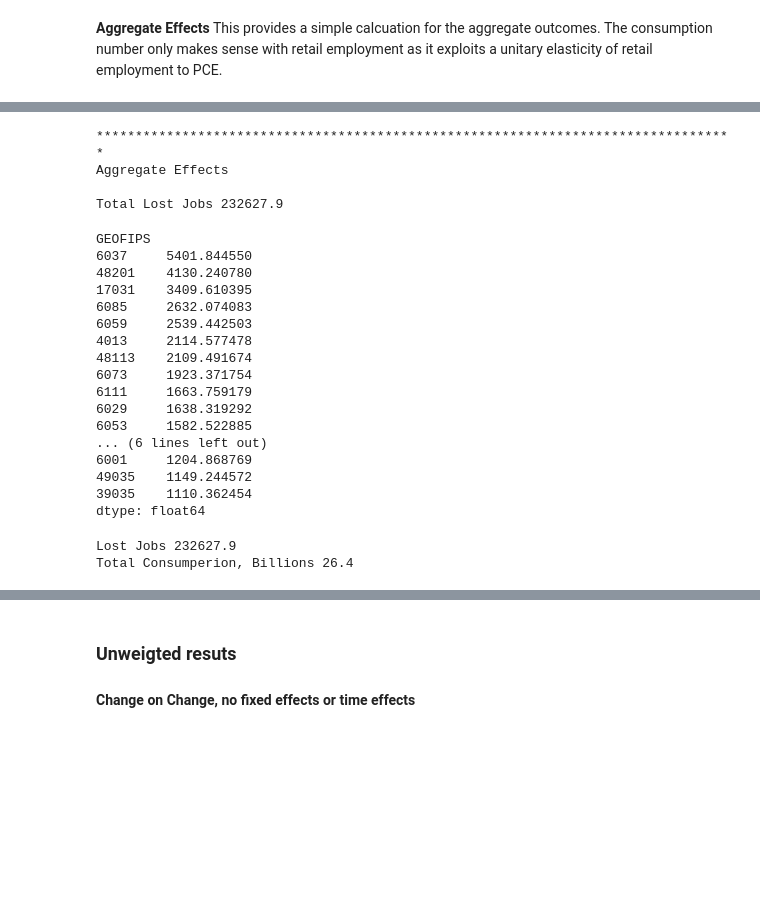
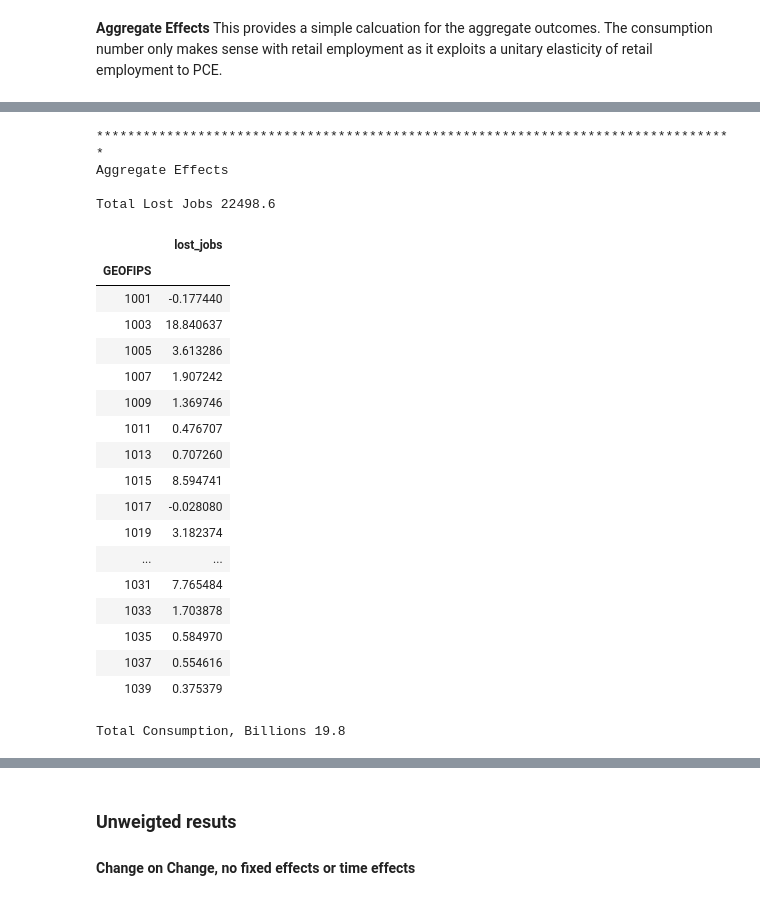
Before and after one commit to mwaugh0328/consumption_and_tradewar, a Jupyter notebook: employment_analysis.ipynb, the cells around one changed output, grey strips where cells are left out. Cells and saved outputs as stored; diff of their text form; code cells hidden in the pictures; blank space fills up the shorter version.

```diff
--- a/employment_analysis.ipynb
+++ b/employment_analysis.ipynb
@@ -731,33 +747,34 @@ print("")
 print("**********************************************************************************")
 print("Aggregate Effects")
 print("")
-print("Total Lost Jobs", round(ms_jobs.sum(),1))
+print("Total Lost Jobs", round(ms_jobs.sum()[0],1))
 # This should be something like 25000 retail jobs lost
 # %% [output]
 **********************************************************************************
 Aggregate Effects
 
-Total Lost Jobs 232627.9
+Total Lost Jobs 22498.6
 # %%
-ms_jobs.sort_values(ascending = False).head(20)
+ms_jobs.head(20)
 # %% [output]
-GEOFIPS
-6037     5401.844550
-48201    4130.240780
-17031    3409.610395
-6085     2632.074083
-6059     2539.442503
-4013     2114.577478
-48113    2109.491674
-6073     1923.371754
-6111     1663.759179
-6029     1638.319292
-6053     1582.522885
-... (6 lines left out)
-6001     1204.868769
-49035    1149.244572
-39035    1110.362454
-dtype: float64
+|  | lost_jobs |
+| GEOFIPS |  |
+| 1001 | -0.177440 |
+| 1003 | 18.840637 |
+| 1005 | 3.613286 |
+| 1007 | 1.907242 |
+| 1009 | 1.369746 |
+| 1011 | 0.476707 |
+| 1013 | 0.707260 |
+| 1015 | 8.594741 |
+| 1017 | -0.028080 |
+| 1019 | 3.182374 |
+| ... | ... |
+| 1031 | 7.765484 |
+| 1033 | 1.703878 |
+| 1035 | 0.584970 |
+| 1037 | 0.554616 |
+| 1039 | 0.375379 |
 # %%
 ms_jobs.to_csv(file_path + "\\data\\lost_jobs.csv")
 # %%
@@ -771,10 +788,9 @@ clost = total_cost
 
 if emp_measure == "emp_rtl":
 
-    print("Total Consumperion, Billions", round(clost/1000000000,1))
+    print("Total Consumption Loss, Billions", round(clost/1000000000,1)[0])
 # %% [output]
-Lost Jobs 232627.9
-Total Consumperion, Billions 26.4
+Total Consumption, Billions 19.8
 # %%
 # PCE is about 14,000 billion. (14 trillion)
 # Then we will mulitpliy by the percent of retail jobs lost
```
Also changed, not shown: parts of 13 cells of this notebook, 2 other files.
